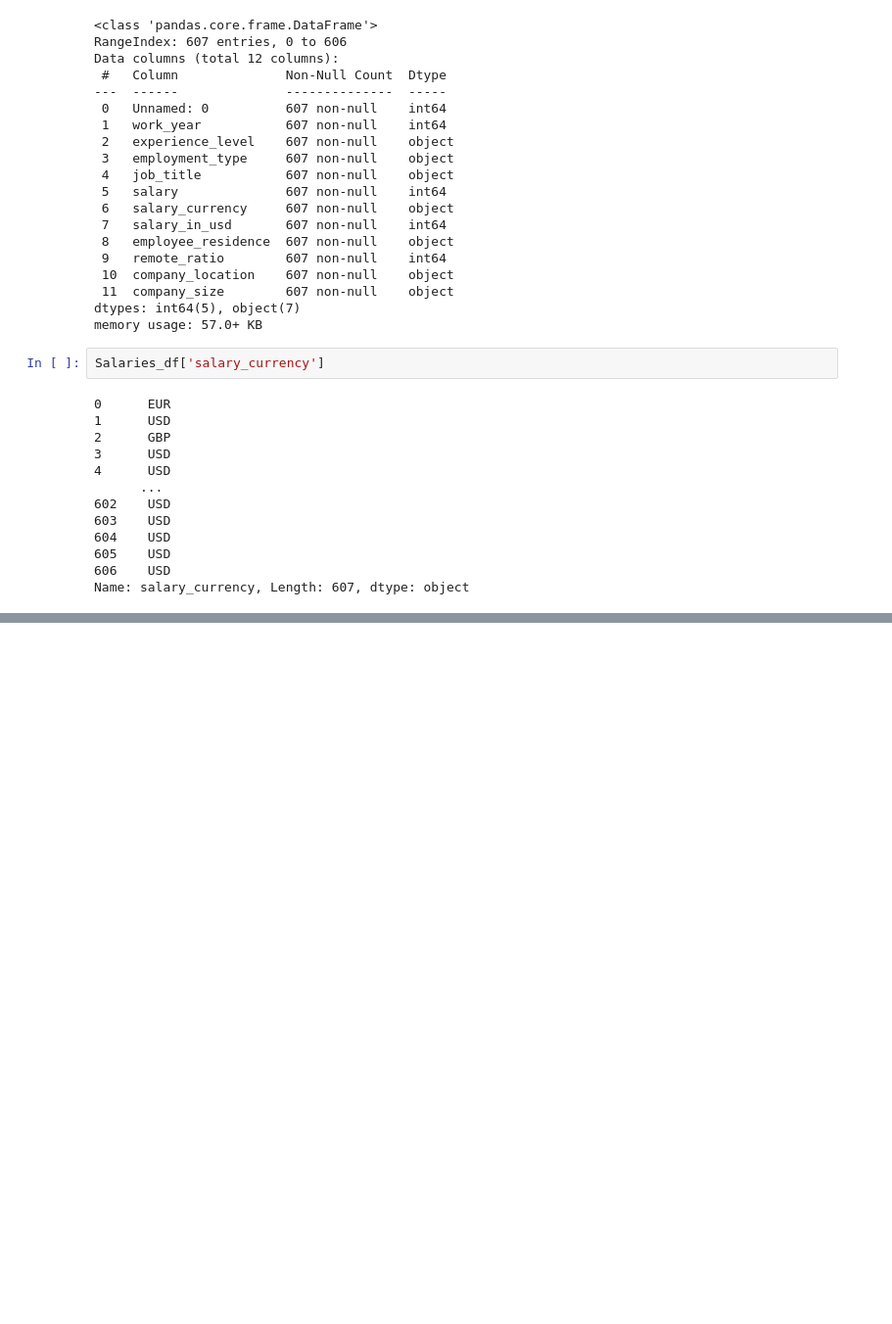
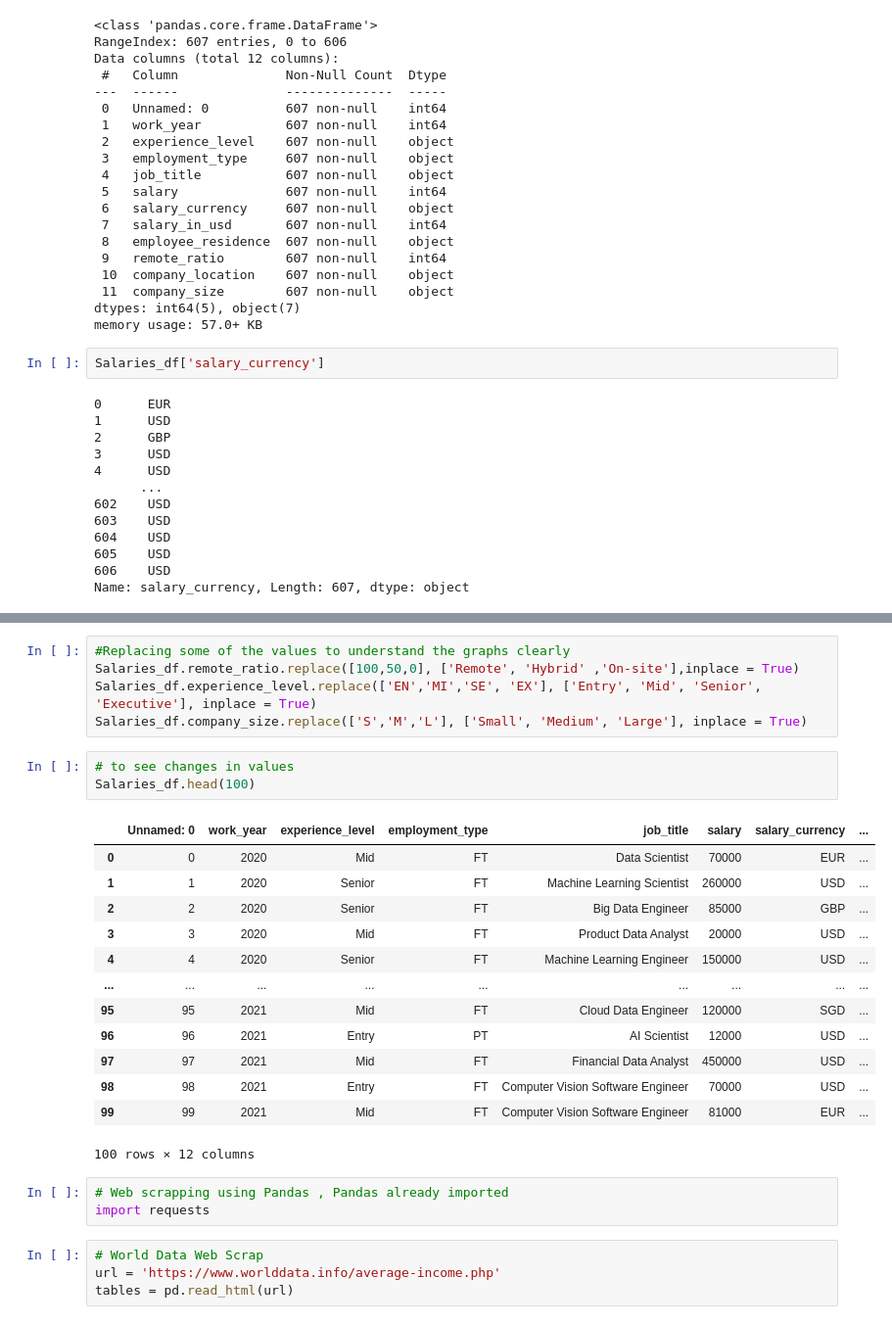
Before and after one commit to annie-maher/UCDPA_ann-marie_devlin, a Jupyter notebook: UCD Project.ipynb, the cells around one changed output, grey strips where cells are left out. Shown at 98% size. Saved outputs shown, nothing was run; the diff lists cells and outputs as text; blank space fills up the shorter version.

```diff
--- a/UCD Project.ipynb
+++ b/UCD Project.ipynb
@@ -59,0 +83,29 @@ Name: salary_currency, Length: 607, dtype: object
+# %%
+#Replacing some of the values to understand the graphs clearly
+Salaries_df.remote_ratio.replace([100,50,0], ['Remote', 'Hybrid' ,'On-site'],inplace = True)
+Salaries_df.experience_level.replace(['EN','MI','SE', 'EX'], ['Entry', 'Mid', 'Senior', 'Executive'], inplace = True)
+Salaries_df.company_size.replace(['S','M','L'], ['Small', 'Medium', 'Large'], inplace = True)
+# %%
+# to see changes in values
+Salaries_df.head(100)
+# %% [output]
+|  | Unnamed: 0 | work_year | experience_level | employment_type | job_title | salary | salary_currency | ... |
+| 0 | 0 | 2020 | Mid | FT | Data Scientist | 70000 | EUR | ... |
+| 1 | 1 | 2020 | Senior | FT | Machine Learning Scientist | 260000 | USD | ... |
+| 2 | 2 | 2020 | Senior | FT | Big Data Engineer | 85000 | GBP | ... |
+| 3 | 3 | 2020 | Mid | FT | Product Data Analyst | 20000 | USD | ... |
+| 4 | 4 | 2020 | Senior | FT | Machine Learning Engineer | 150000 | USD | ... |
+| ... | ... | ... | ... | ... | ... | ... | ... | ... |
+| 95 | 95 | 2021 | Mid | FT | Cloud Data Engineer | 120000 | SGD | ... |
+| 96 | 96 | 2021 | Entry | PT | AI Scientist | 12000 | USD | ... |
+| 97 | 97 | 2021 | Mid | FT | Financial Data Analyst | 450000 | USD | ... |
+| 98 | 98 | 2021 | Entry | FT | Computer Vision Software Engineer | 70000 | USD | ... |
+| 99 | 99 | 2021 | Mid | FT | Computer Vision Software Engineer | 81000 | EUR | ... |
+100 rows × 12 columns
+# %%
+# Web scrapping using Pandas , Pandas already imported
+import requests
+# %%
+# World Data Web Scrap
+url = 'https://www.worlddata.info/average-income.php'
+tables = pd.read_html(url)
```
Also changed, not shown: parts of 8 cells of this notebook, 1 other file.
